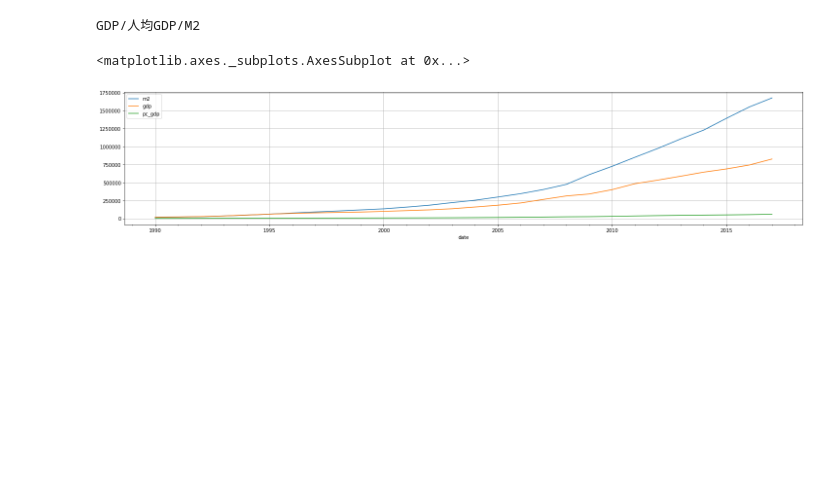
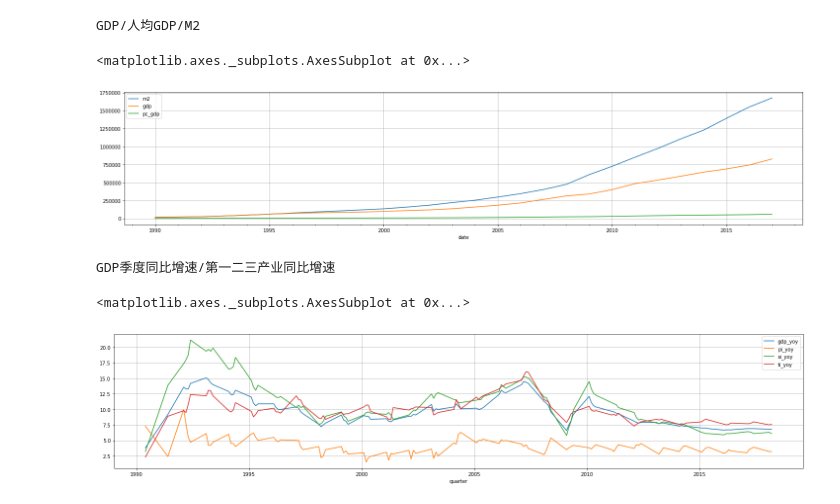
Before and after one commit to hongjundu/financial_analysis, a Jupyter notebook: nteract/macro_data.ipynb, the cells around one changed output. Saved outputs shown, nothing was run; the diff lists cells and outputs as text; code cells hidden in the pictures; blank space fills up the shorter version.

Commit message:
gdp quarter

```diff
--- a/nteract/macro_data.ipynb
+++ b/nteract/macro_data.ipynb
@@ -133,3 +133,19 @@ df.plot(kind='line', x='date', y=['m2','gdp','pc_gdp'], grid=True,figsize=(25,5)
 GDP/人均GDP/M2
 <matplotlib.axes._subplots.AxesSubplot at 0x...>
 [figure]
+# %%
+df=ts.get_gdp_quarter()
+df.dropna()
+df['quarter']=df['quarter'].astype('float64')
+df['gdp_yoy']=df['gdp_yoy'].astype('float64')
+df['pi_yoy']=df['pi_yoy'].astype('float64')
+df['si_yoy']=df['si_yoy'].astype('float64')
+df['ti_yoy']=df['ti_yoy'].astype('float64')
+df=df[df['quarter']>1990]
+
+print('GDP季度同比增速/第一二三产业同比增速')
+df.plot(kind='line', x='quarter',y=['gdp_yoy','pi_yoy','si_yoy','ti_yoy'], grid=True,figsize=(25,5))
+# %% [output]
+GDP季度同比增速/第一二三产业同比增速
+<matplotlib.axes._subplots.AxesSubplot at 0x...>
+[figure, added]
```
Also changed, not shown: parts of 2 cells of this notebook.
